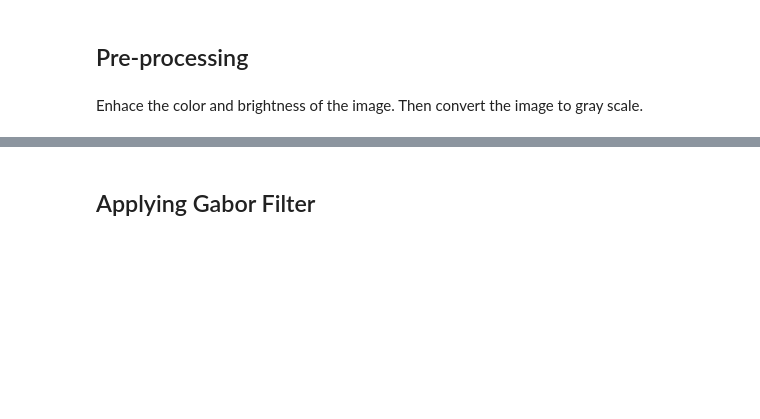
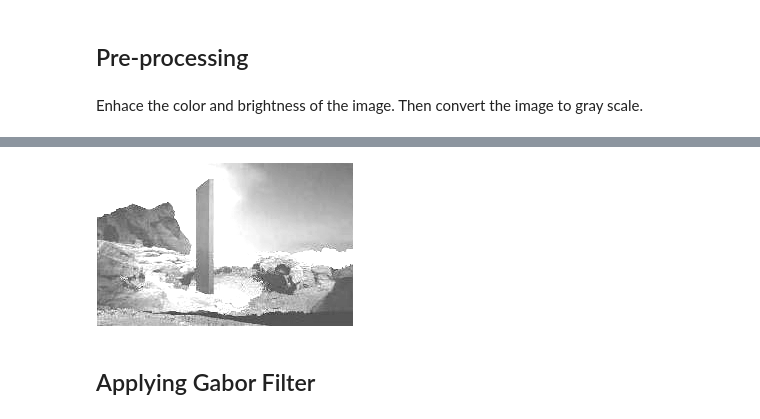
Before and after one commit to joseramoniglesias/EL442_Tratamiento_Senales, a Jupyter notebook: clases/Cap06_Restauración_Imágenes/Notebook/EL442_image-texture-segmentation-using-gabor-filters.ipynb, the cells around one changed output, grey strips where cells are left out. Cells and saved outputs as stored; diff of their text form; code cells hidden in the pictures; blank space fills up the shorter version.

```diff
--- a/clases/Cap06_Restauración_Imágenes/Notebook/EL442_image-texture-segmentation-using-gabor-filters.ipynb
+++ b/clases/Cap06_Restauración_Imágenes/Notebook/EL442_image-texture-segmentation-using-gabor-filters.ipynb
@@ -82,3 +42,59 @@ display(image)
+# %%
+def get_brightness(image):
+    """
+    Calculate mean perceived brightness of an image.
+    Works for both RGB and grayscale images.
+    """
+    # Convert to RGB if needed (handles 'L', 'RGBA', etc.)
+    if image.mode != 'RGB':
+        image = image.convert('RGB')
+
+    # Fast way using numpy
+    arr = np.array(image, dtype=np.float32)
+    # Perceived brightness formula
+    brightness = np.sqrt(
+        0.299 * arr[:, :, 0]**2 +
+        0.587 * arr[:, :, 1]**2 +
+        0.114 * arr[:, :, 2]**2
+    ) / 255.0
+
+    return float(np.mean(brightness))
+
+
+def enhance_brightness(image):
+    """
+    Enhance brightness so that the new mean brightness
+    falls in the range [0.3, 1] (or 0.1 if original < 0.1).
+    """
+    mean_brightness = get_brightness(image)
+
+    a, b = 0.3, 1.0
+    if mean_brightness < 0.1:
+        a = 0.1
+
+    # Linear mapping from [0, 1] → [a, b]
+    new_brightness = a + (b - a) * mean_brightness
+
+    # Avoid division by zero
+    if mean_brightness == 0:
+        brightness_factor = 1.0
+    else:
+        brightness_factor = new_brightness / mean_brightness
+
+    enhancer = ImageEnhance.Brightness(image)
+    return enhancer.enhance(brightness_factor)
+
+
+# ===== Usage =====
+converter = ImageEnhance.Color(image)
+image = converter.enhance(0.5)          # reduce color saturation
+
+image = enhance_brightness(image)       # adjust brightness
+
+image = image.convert('L')              # convert to grayscale
+display(image)
+# %% [output]
+[figure, added]
 # %% [markdown]
 ## Applying Gabor Filter
 # %% [markdown]
```
Also changed, not shown: parts of 2 cells of this notebook.
